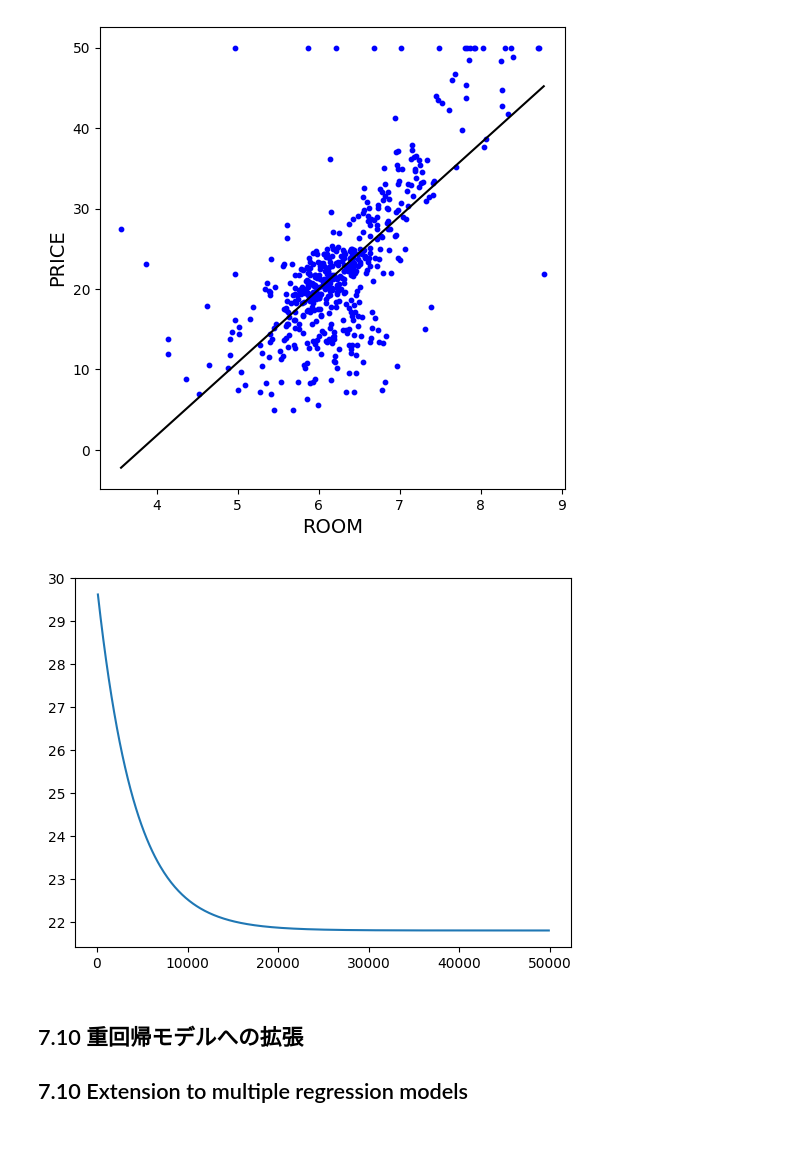
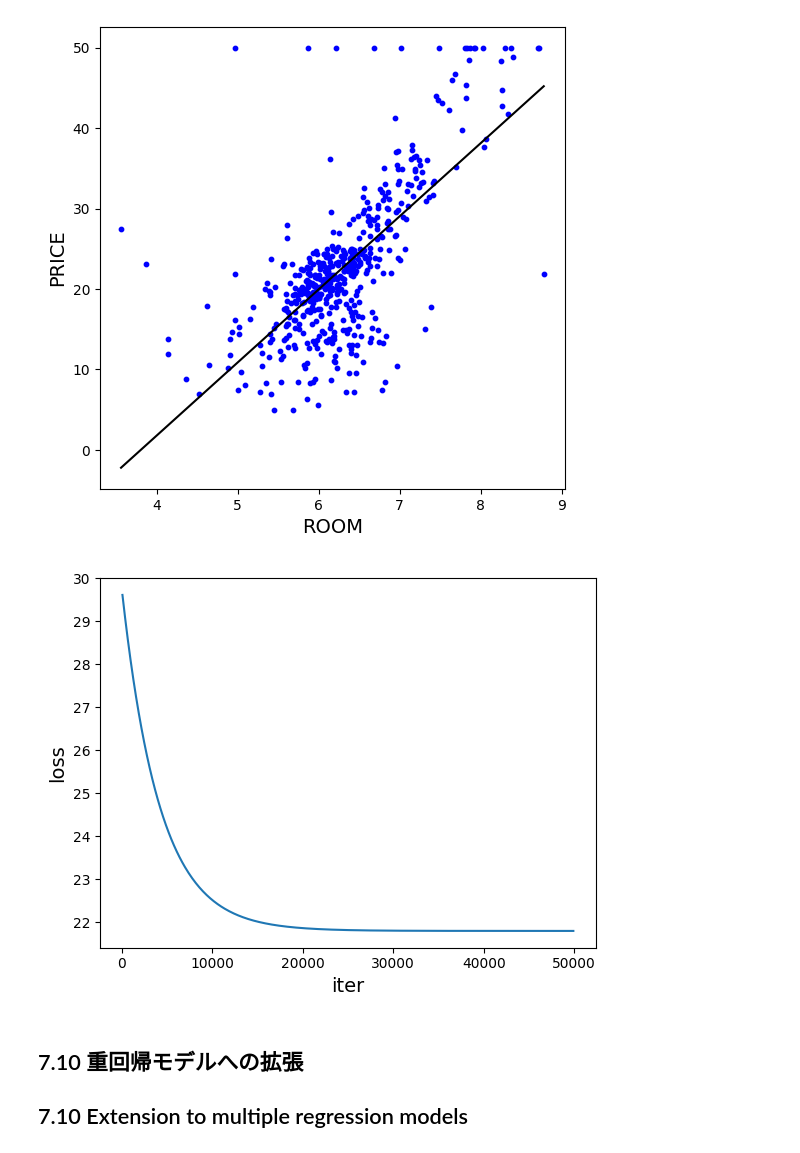
Before and after one commit to MatsukawaGenta/genmai-training, a Jupyter notebook: Math_of_deeplearnig/notebooks/07_regression.ipynb, the cells around one changed output. Drawn from its saved outputs; the diff is of its cells as text; code cells hidden in the pictures.

```diff
--- a/Math_of_deeplearnig/notebooks/07_regression.ipynb
+++ b/Math_of_deeplearnig/notebooks/07_regression.ipynb
@@ -177,10 +238,12 @@ plt.show()
 # %%
 # 学習曲線の表示 (最初の1個分を除く)
 # Show lerning curve (except for the first one)
 plt.plot(history[1:,0], history[1:,1])
+plt.xlabel('iter', fontsize=14)
+plt.ylabel('loss', fontsize=14)
 plt.show()
 # %% [output]
-[figure, old version]
+[figure, new version]
 # %% [markdown]
 ## 7.10  重回帰モデルへの拡張
 ## 7.10  Extension to multiple regression models
```
Also changed, not shown: parts of 9 cells of this notebook.
